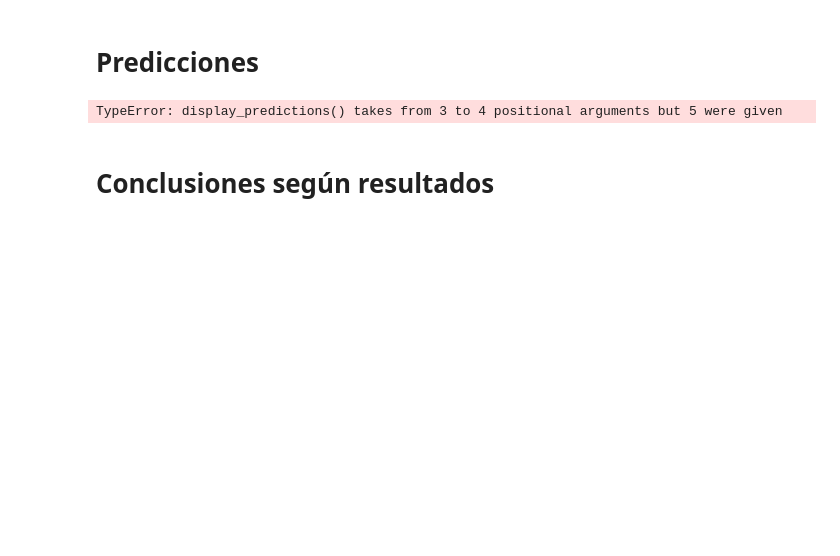
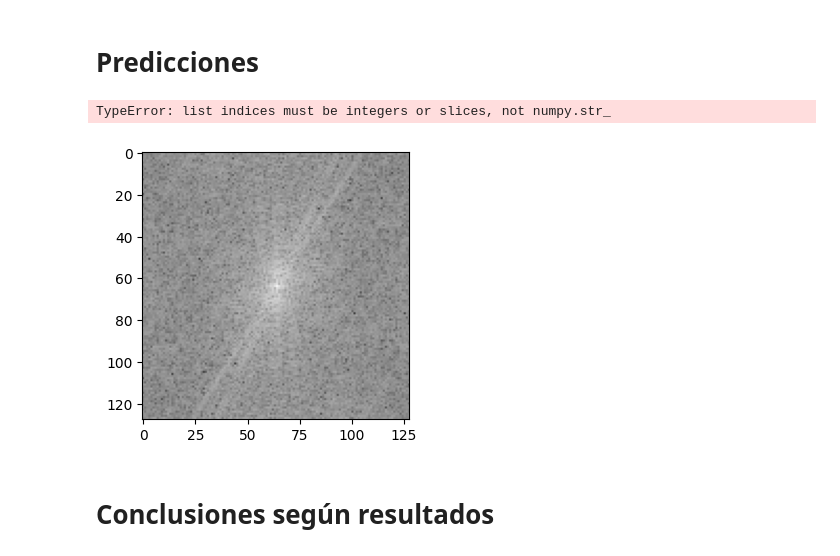
Before and after one commit to kokeitor/BinaryBreedCatClassifier, a Jupyter notebook: clasificadorBinarioImagenes.ipynb, the cells around one changed output. Cells and saved outputs as stored; diff of their text form; code cells hidden in the pictures; blank space fills up the shorter version.

```diff
--- a/clasificadorBinarioImagenes.ipynb
+++ b/clasificadorBinarioImagenes.ipynb
@@ -159,6 +168,7 @@ def apply_mask(img):
     cv2.drawContours(mask, contours, -1, 255, thickness=cv2.FILLED)
     masked_img = cv2.bitwise_and(img, img, mask=mask)
     return masked_img
+
 
 
 def convert_to_hsv(img):
@@ -199,7 +209,7 @@ def adjust_brightness_contrast(image, alpha=1.0, beta=0):
 
 def augment_image(image, img_size):
     """
-    Aplica aumentos de datos a la imagen.
+    Redimensiona la imagen
 
     Args:
         image (np.array): Imagen a aumentar.
@@ -219,7 +229,7 @@ def augment_image(image, img_size):
         augmented_images.append(aug_img)
 
     for (x, y) in translations:
-        aug_img = translate_image(image, x, y)
+        aug_img = transfer_image(image, x, y)
         aug_img = cv2.resize(aug_img, img_size)
         augmented_images.append(aug_img)
 
@@ -253,9 +263,9 @@ def rotate_image(image, angle):
     M = cv2.getRotationMatrix2D((w/2, h/2), angle, 1)
     return cv2.warpAffine(image, M, (w, h))
 
-def translate_image(image, x, y):
+def transfer_image(image, x, y):
     """
-    Translacion de la imagen en las direcciones x e y especificadas.
+    Traslacion (afín) de la imagen en las direcciones x e y especificadas.
 
     Args:
         image (np.array): Imagen a traducir.
@@ -271,7 +281,7 @@ def translate_image(image, x, y):
 
 def scale_image(image, scale):
     """
-    Escala la imagen por un factor especificado.
+    Aplica factor de escala a la imagen.
 
     Args:
         image (np.array): Imagen a escalar.
@@ -376,24 +386,6 @@ def extract_orb_features(images):
 
     return np.array(features)
 
-def apply_mask(img):
-    """
-    Aplica una máscara para eliminar el fondo y resaltar solo al gato.
-
-    Args:
-        img (np.array): Imagen de entrada.
-
-    Returns:
-        np.array: Imagen con el fondo eliminado.
-    """
-    gray = cv2.cvtColor(img, cv2.COLOR_BGR2GRAY)
-    _, thresh = cv2.threshold(gray, 0, 255, cv2.THRESH_BINARY + cv2.THRESH_OTSU)
-    contours, _ = cv2.findContours(thresh, cv2.RETR_EXTERNAL, cv2.CHAIN_APPROX_SIMPLE)
-    mask = np.zeros_like(gray)
-    cv2.drawContours(mask, contours, -1, 255, thickness=cv2.FILLED)
-    masked_img = cv2.bitwise_and(img, img, mask=mask)
-    return masked_img
-
 def highlight_gray_tones(img):
     """
     Resalta los tonos grisáceos de la imagen para distinguir los gatos esfinge de los siameses.
@@ -868,16 +866,9 @@ weighted avg       0.63      0.63      0.62       777
 # %% [markdown]
 # Predicciones
-# %%
-test_images = [
-    './images/test/Siamese/Siamese_5.jpg',
-    './images/test/Sphynx/Sphynx_2.jpg',
-]
-test_labels = [
-    'Siamese',
-    'Sphynx'
-]
-display_predictions(test_images, test_labels, pipeline.model, pipeline.preprocess_functions, pipeline.breeds)
-# %% [output]
-TypeError: display_predictions() takes from 3 to 4 positional arguments but 5 were given
+# %%
+pipeline.predict_from_folder(test_folder="./images/test")
+# %% [output]
+TypeError: list indices must be integers or slices, not numpy.str_
+[figure, added]
 # %% [markdown]
 # Conclusiones según resultados
```
Also changed, not shown: parts of 16 cells of this notebook.
